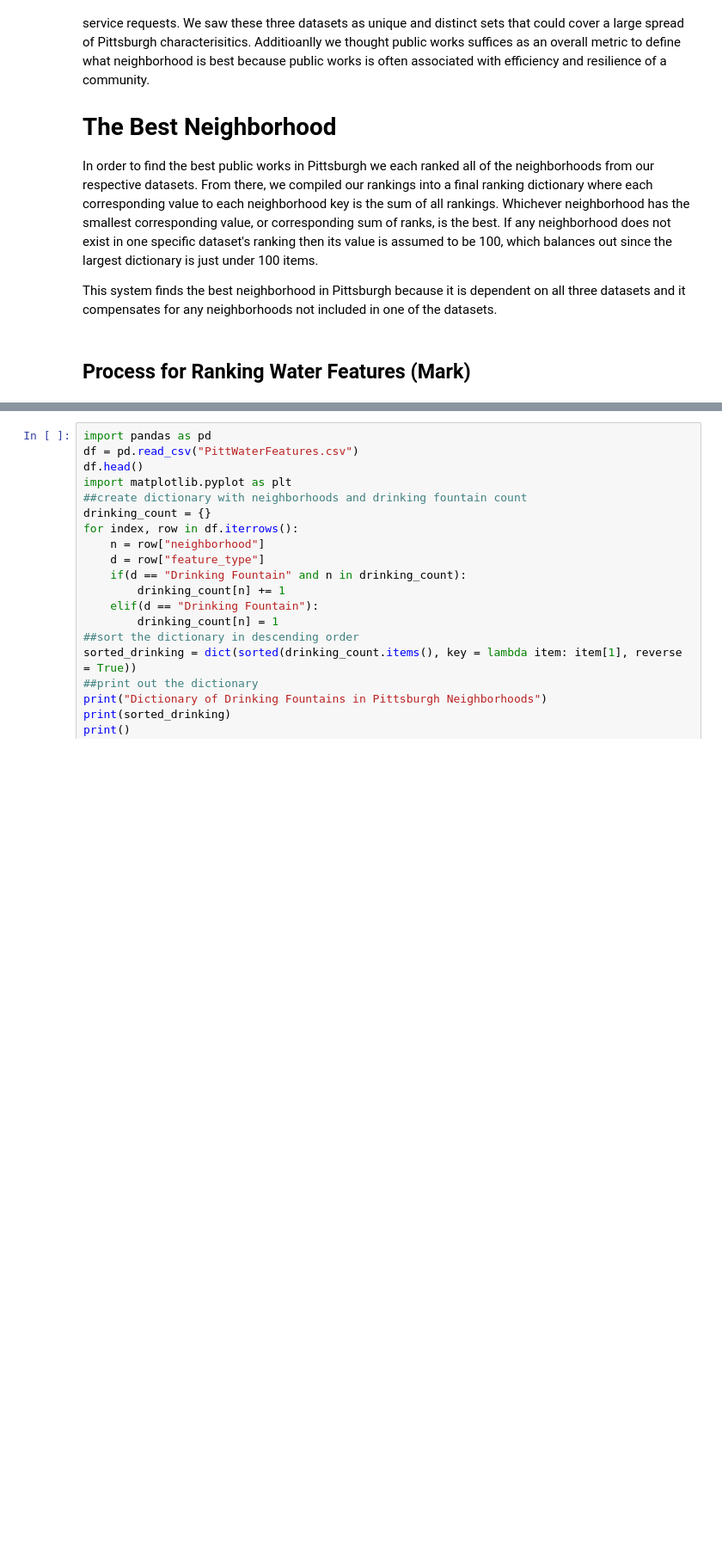
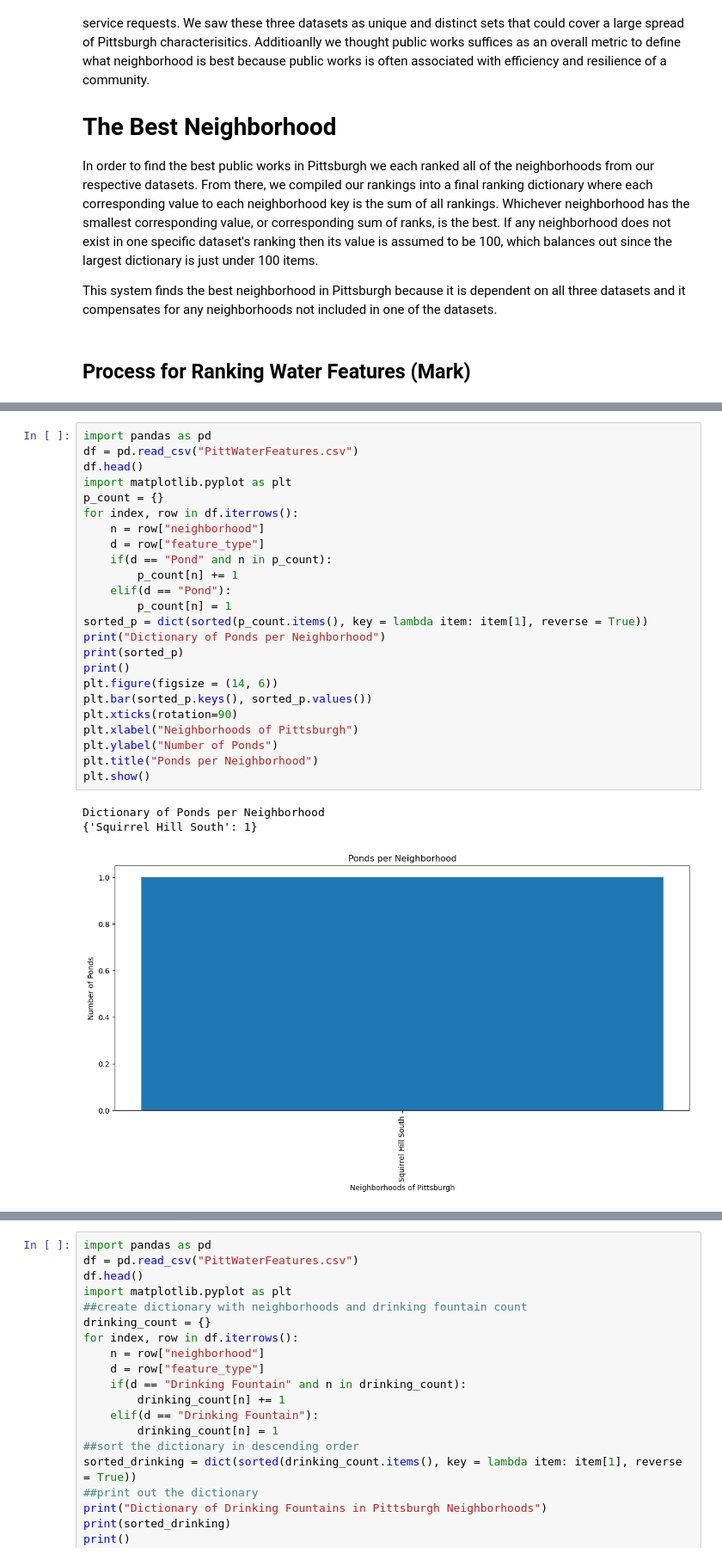
Before and after one commit to CelestialGarbo/CS-0010-FINAL-PROJECT, a Jupyter notebook: FINAL-REPORT.ipynb, the cells around one changed output, grey strips where cells are left out. Shown at 86% size. Drawn from its saved outputs; the diff is of its cells as text; blank space fills up the shorter version.

```diff
--- a/FINAL-REPORT.ipynb
+++ b/FINAL-REPORT.ipynb
@@ -22,0 +135,28 @@ This system finds the best neighborhood in Pittsburgh because it is dependent on
+# %%
+import pandas as pd
+df = pd.read_csv("PittWaterFeatures.csv")
+df.head()
+import matplotlib.pyplot as plt
+p_count = {}
+for index, row in df.iterrows():
+    n = row["neighborhood"]
+    d = row["feature_type"]
+    if(d == "Pond" and n in p_count):
+        p_count[n] += 1
+    elif(d == "Pond"):
+        p_count[n] = 1
+sorted_p = dict(sorted(p_count.items(), key = lambda item: item[1], reverse = True))
+print("Dictionary of Ponds per Neighborhood")
+print(sorted_p)
+print()
+plt.figure(figsize = (14, 6))
+plt.bar(sorted_p.keys(), sorted_p.values())
+plt.xticks(rotation=90)
+plt.xlabel("Neighborhoods of Pittsburgh")
+plt.ylabel("Number of Ponds")
+plt.title("Ponds per Neighborhood")
+plt.show()
+# %% [output]
+Dictionary of Ponds per Neighborhood
+{'Squirrel Hill South': 1}
+[figure, added]
```
Also changed, not shown: parts of 7 cells of this notebook.
